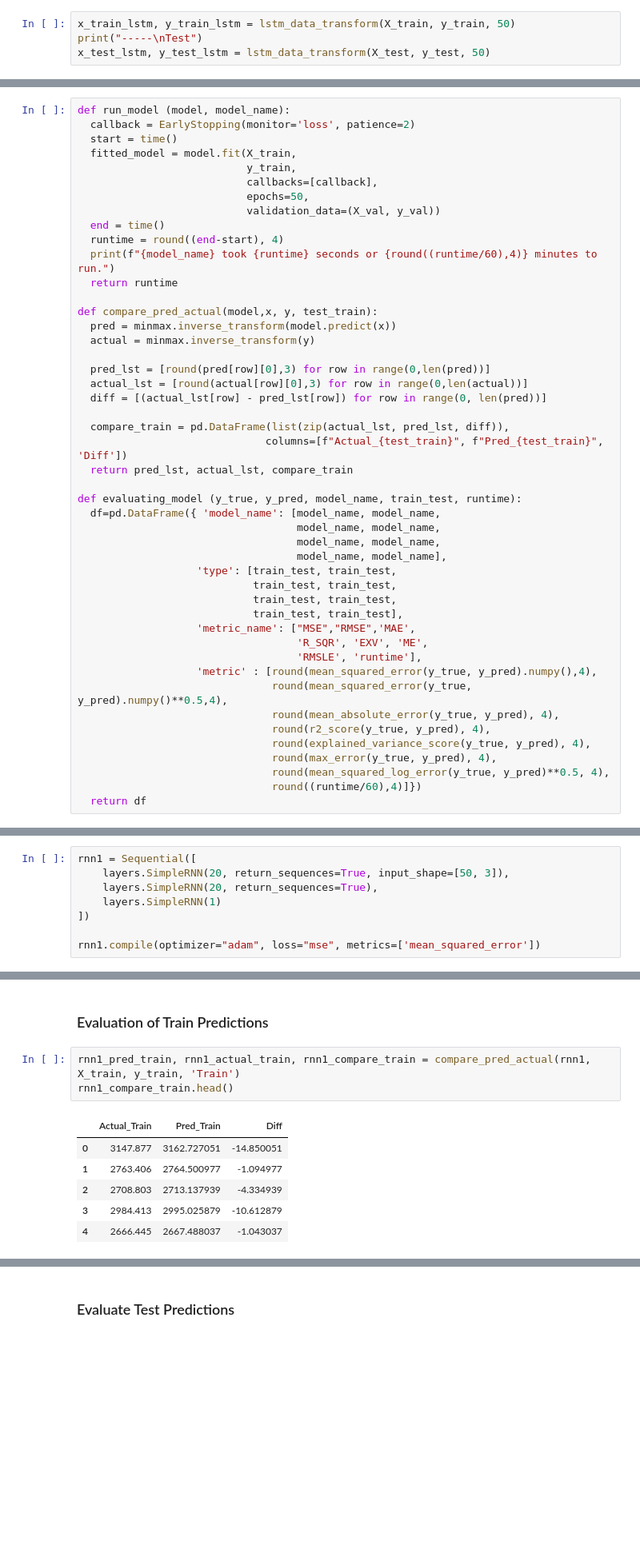
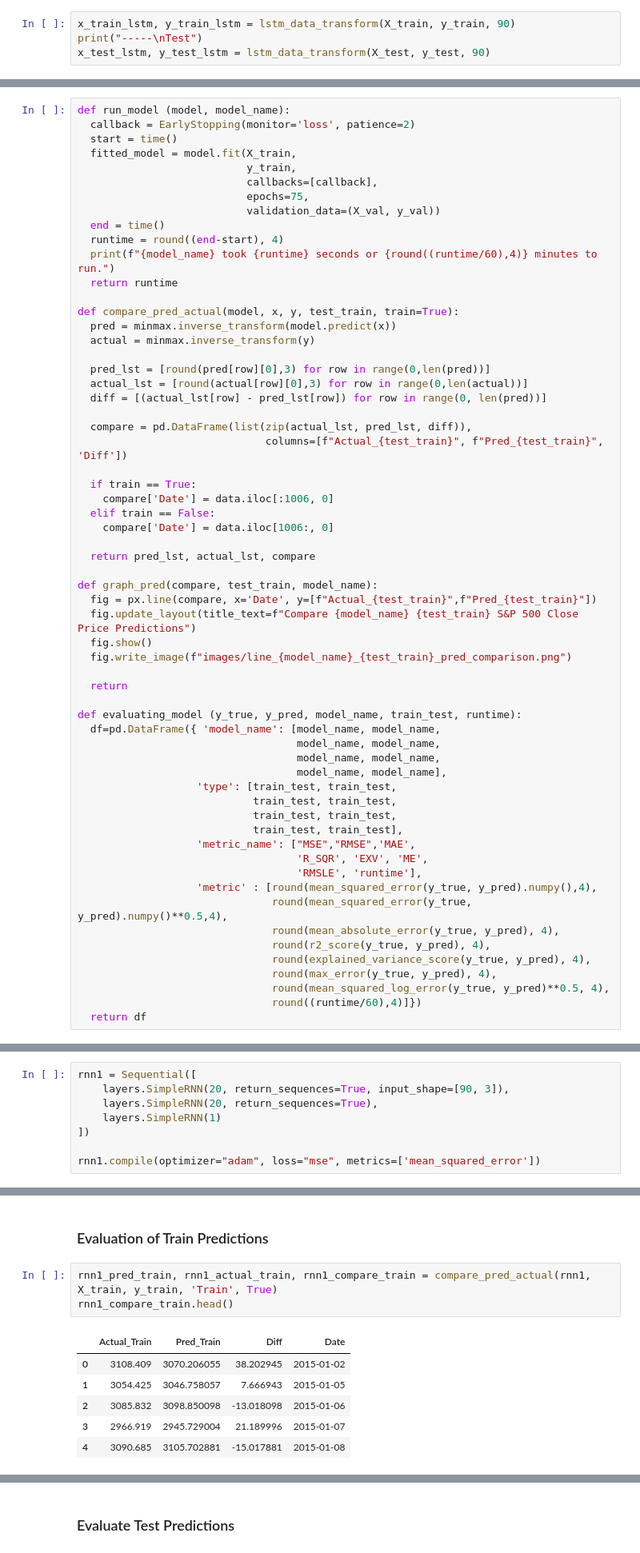
Before and after one commit to oimartin/SP_500_index_RNN, a Jupyter notebook: sp500_notebook.ipynb, the cells around one changed output, grey strips where cells are left out. Shown at 80% size. Saved outputs shown, nothing was run; the diff lists cells and outputs as text; blank space fills up the shorter version.

```diff
--- a/sp500_notebook.ipynb
+++ b/sp500_notebook.ipynb
@@ -345,7 +384,7 @@ for sliding window approach """
     print(f"X_array shape {x_array.shape}\nY_array shape {y_array.shape}")
     return x_array, y_array
 # %%
-x_train_lstm, y_train_lstm = lstm_data_transform(X_train, y_train, 50)
+x_train_lstm, y_train_lstm = lstm_data_transform(X_train, y_train, 90)
 print("-----\nTest")
-x_test_lstm, y_test_lstm = lstm_data_transform(X_test, y_test, 50)
+x_test_lstm, y_test_lstm = lstm_data_transform(X_test, y_test, 90)
 # %% [output]
@@ -381,14 +420,14 @@ def run_model (model, model_name):
   fitted_model = model.fit(X_train,
                            y_train,
                            callbacks=[callback],
-                           epochs=50,
+                           epochs=75,
                            validation_data=(X_val, y_val))
   end = time()
   runtime = round((end-start), 4)
   print(f"{model_name} took {runtime} seconds or {round((runtime/60),4)} minutes to run.")
   return runtime
 
-def compare_pred_actual(model,x, y, test_train):
+def compare_pred_actual(model, x, y, test_train, train=True):
   pred = minmax.inverse_transform(model.predict(x))
   actual = minmax.inverse_transform(y)
 
@@ -396,9 +435,23 @@ def compare_pred_actual(model,x, y, test_train):
   actual_lst = [round(actual[row][0],3) for row in range(0,len(actual))]
   diff = [(actual_lst[row] - pred_lst[row]) for row in range(0, len(pred))]
 
-  compare_train = pd.DataFrame(list(zip(actual_lst, pred_lst, diff)),
+  compare = pd.DataFrame(list(zip(actual_lst, pred_lst, diff)),
                               columns=[f"Actual_{test_train}", f"Pred_{test_train}", 'Diff'])
-  return pred_lst, actual_lst, compare_train
+
+  if train == True:
+    compare['Date'] = data.iloc[:1006, 0]
+  elif train == False:
+    compare['Date'] = data.iloc[1006:, 0]
+
+  return pred_lst, actual_lst, compare
+
+def graph_pred(compare, test_train, model_name):
+  fig = px.line(compare, x='Date', y=[f"Actual_{test_train}",f"Pred_{test_train}"])
+  fig.update_layout(title_text=f"Compare {model_name} {test_train} S&P 500 Close Price Predictions")
+  fig.show()
+  fig.write_image(f"images/line_{model_name}_{test_train}_pred_comparison.png")
+
+  return
 
 def evaluating_model (y_true, y_pred, model_name, train_test, runtime):
   df=pd.DataFrame({ 'model_name': [model_name, model_name,
@@ -427,7 +495,7 @@ def evaluating_model (y_true, y_pred, model_name, train_test, runtime):
 ### Run
 # %%
 rnn1 = Sequential([
-    layers.SimpleRNN(20, return_sequences=True, input_shape=[50, 3]),
+    layers.SimpleRNN(20, return_sequences=True, input_shape=[90, 3]),
     layers.SimpleRNN(20, return_sequences=True),
     layers.SimpleRNN(1)
 ])
@@ -469,15 +537,15 @@ simple_rnn_2 (None, 50, 20) float32
 # %% [markdown]
 ### Evaluation of Train Predictions
 # %%
-rnn1_pred_train, rnn1_actual_train, rnn1_compare_train = compare_pred_actual(rnn1, X_train, y_train, 'Train')
+rnn1_pred_train, rnn1_actual_train, rnn1_compare_train = compare_pred_actual(rnn1, X_train, y_train, 'Train', True)
 rnn1_compare_train.head()
 # %% [output]
-|  | Actual_Train | Pred_Train | Diff |
-| 0 | 3147.877 | 3162.727051 | -14.850051 |
-| 1 | 2763.406 | 2764.500977 | -1.094977 |
-| 2 | 2708.803 | 2713.137939 | -4.334939 |
-| 3 | 2984.413 | 2995.025879 | -10.612879 |
-| 4 | 2666.445 | 2667.488037 | -1.043037 |
+|  | Actual_Train | Pred_Train | Diff | Date |
+| 0 | 3108.409 | 3070.206055 | 38.202945 | 2015-01-02 |
+| 1 | 3054.425 | 3046.758057 | 7.666943 | 2015-01-05 |
+| 2 | 3085.832 | 3098.850098 | -13.018098 | 2015-01-06 |
+| 3 | 2966.919 | 2945.729004 | 21.189996 | 2015-01-07 |
+| 4 | 3090.685 | 3105.702881 | -15.017881 | 2015-01-08 |
 # %%
 rnn1_compare_train.describe()
 # %% [output]
```
Also changed, not shown: parts of 46 cells of this notebook.
